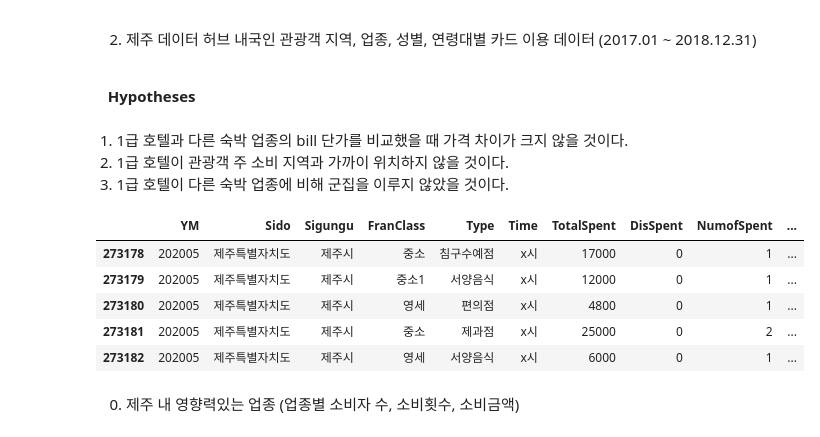
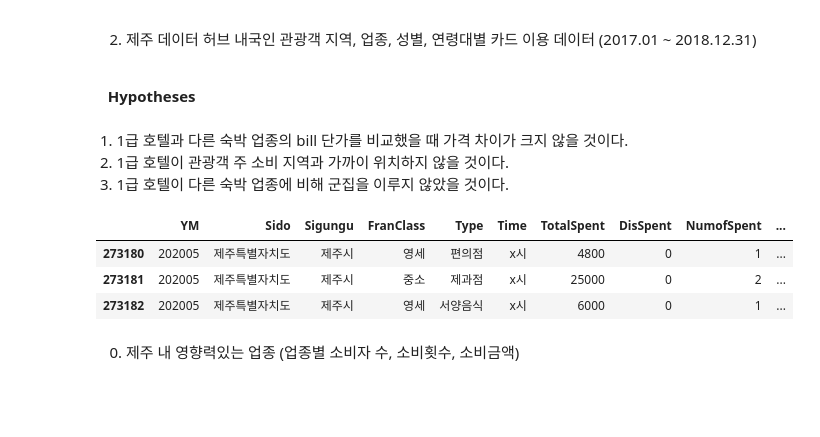
Before and after one commit to HyunjinKIM-Chloe/eda-repo-1, a Jupyter notebook: eda/jejuhotel_guest_consumption.ipynb, the cells around one changed output. Cells and saved outputs as stored; diff of their text form; code cells hidden in the pictures; blank space fills up the shorter version.

```diff
--- a/eda/jejuhotel_guest_consumption.ipynb
+++ b/eda/jejuhotel_guest_consumption.ipynb
@@ -22,11 +27,10 @@ from pyproj import Proj, transform
 # %%
 detailed_data_url = '../datas/detailed_consume_type_data.csv'
 detailed_data = pd.read_csv(detailed_data_url, sep=',')
-detailed_data.tail(5)
+
+detailed_data.tail(3)
 # %% [output]
 |  | YM | Sido | Sigungu | FranClass | Type | Time | TotalSpent | DisSpent | NumofSpent | ... |
-| 273178 | 202005 | 제주특별자치도 | 제주시 | 중소 | 침구수예점 | x시 | 17000 | 0 | 1 | ... |
-| 273179 | 202005 | 제주특별자치도 | 제주시 | 중소1 | 서양음식 | x시 | 12000 | 0 | 1 | ... |
 | 273180 | 202005 | 제주특별자치도 | 제주시 | 영세 | 편의점 | x시 | 4800 | 0 | 1 | ... |
 | 273181 | 202005 | 제주특별자치도 | 제주시 | 중소 | 제과점 | x시 | 25000 | 0 | 2 | ... |
 | 273182 | 202005 | 제주특별자치도 | 제주시 | 영세 | 서양음식 | x시 | 6000 | 0 | 1 | ... |
```
Also changed, not shown: parts of 27 cells of this notebook.
